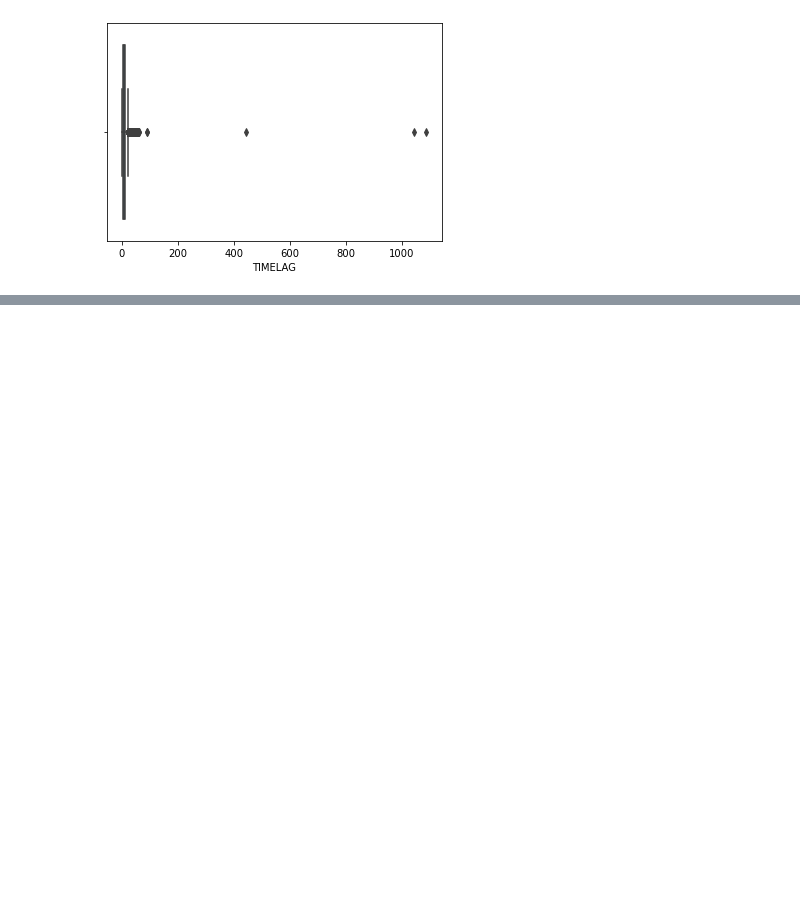
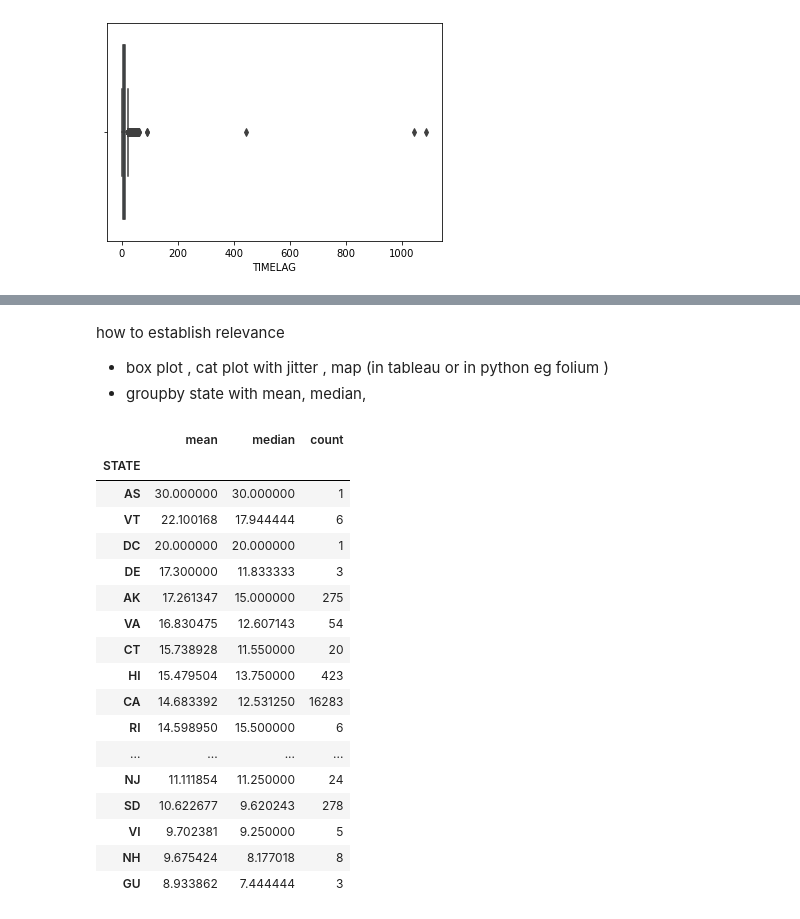
Before and after one commit to student-IH-labs-and-stuff/BCNDATA2022, a Jupyter notebook: ClassMaterials/Week4/sians notebooks/EDA_lesson.ipynb, the cells around one changed output, grey strips where cells are left out. Saved outputs shown, nothing was run; the diff lists cells and outputs as text; code cells hidden in the pictures; blank space fills up the shorter version.

```diff
--- a/ClassMaterials/Week4/sians notebooks/EDA_lesson.ipynb
+++ b/ClassMaterials/Week4/sians notebooks/EDA_lesson.ipynb
@@ -364,0 +473,4 @@ OR FILTER BY A FIXED LIMIT
+# %% [markdown]
+how to establish relevance
+- box plot , cat plot with jitter , map (in tableau or in python eg folium )
+- groupby state with mean, median,
@@ -364,0 +481,25 @@ OR FILTER BY A FIXED LIMIT
+# %%
+grouping=data.groupby("STATE").agg({"AVGGIFT": [np.mean, np.median, 'count']})
+# %%
+grouping.columns=['mean','median','count']
+# %%
+grouping.sort_values(by='mean', ascending=False)
+# %% [output]
+|  | mean | median | count |
+| STATE |  |  |  |
+| AS | 30.000000 | 30.000000 | 1 |
+| VT | 22.100168 | 17.944444 | 6 |
+| DC | 20.000000 | 20.000000 | 1 |
+| DE | 17.300000 | 11.833333 | 3 |
+| AK | 17.261347 | 15.000000 | 275 |
+| VA | 16.830475 | 12.607143 | 54 |
+| CT | 15.738928 | 11.550000 | 20 |
+| HI | 15.479504 | 13.750000 | 423 |
+| CA | 14.683392 | 12.531250 | 16283 |
+| RI | 14.598950 | 15.500000 | 6 |
+| ... | ... | ... | ... |
+| NJ | 11.111854 | 11.250000 | 24 |
+| SD | 10.622677 | 9.620243 | 278 |
+| VI | 9.702381 | 9.250000 | 5 |
+| NH | 9.675424 | 8.177018 | 8 |
+| GU | 8.933862 | 7.444444 | 3 |
```
Also changed, not shown: parts of 27 cells of this notebook, 2 other files.
